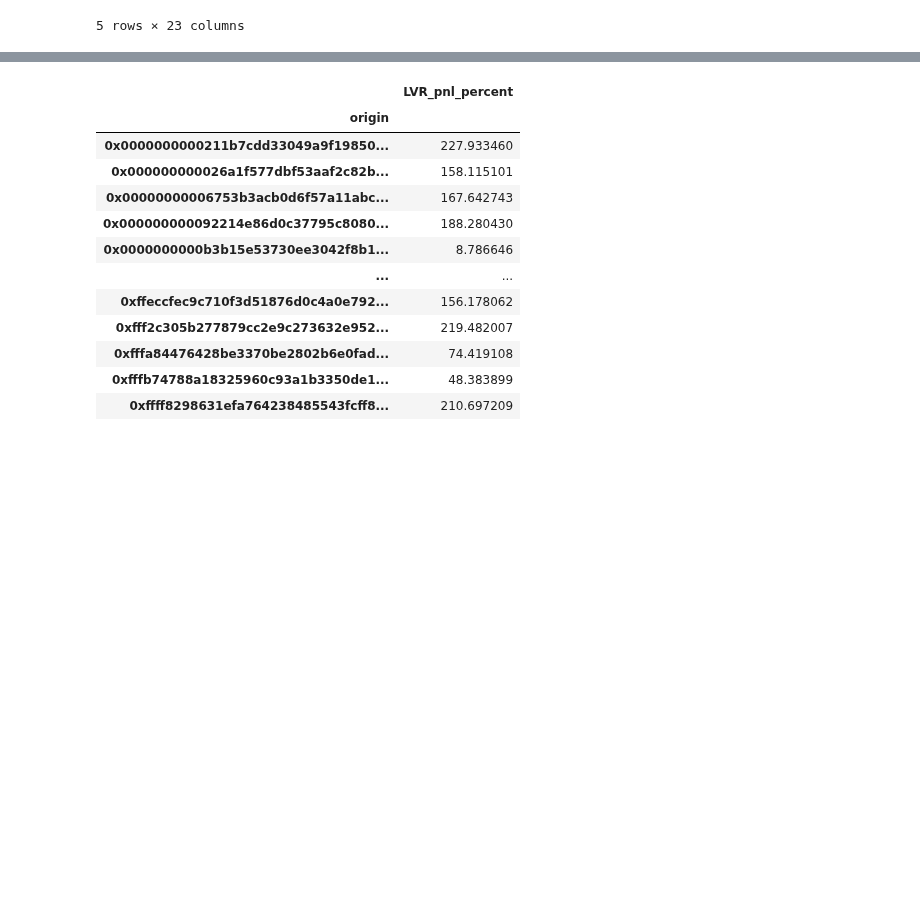
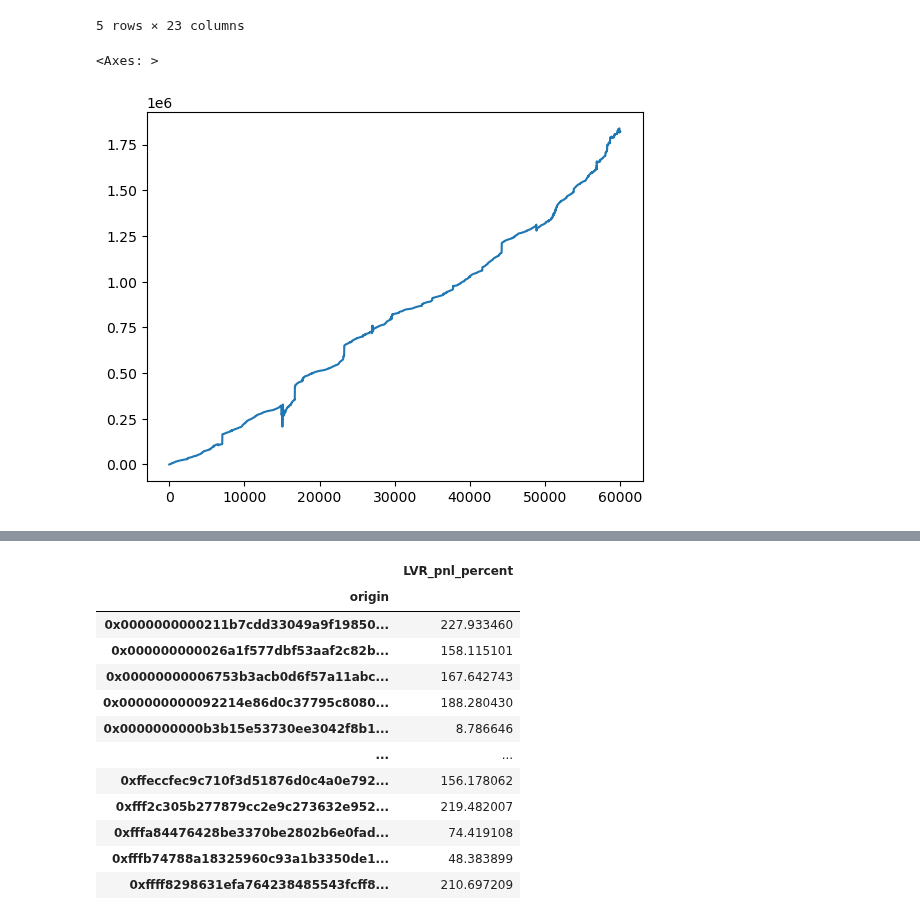
Before and after one commit to Armand-Morin/afp-berkeley-dynamic-fee-defi-amm, a Jupyter notebook: pnl_model.ipynb, the cells around one changed output, grey strips where cells are left out. Drawn from its saved outputs; the diff is of its cells as text; code cells hidden in the pictures; blank space fills up the shorter version.

```diff
--- a/pnl_model.ipynb
+++ b/pnl_model.ipynb
@@ -132,3 +12,11 @@ data.head()
 | 3 | 767.722283 | -0.336412 | 766.824534 | 0xc10527cdbc055b7f9a8a4ad765b2871... | 0xdef1c0ded9bec7f1a1670819833240f... | 0xdef1c0ded9bec7f1a1670819833240f... | 1.704067e+09 | 247124 | 1.230578e+10 | ... |
 | 4 | 170.905965 | -0.074890 | 170.706032 | 0xf468072ca8f81e11655c252a37317e8... | 0x68b3465833fb72a70ecdf485e0e4c7b... | 0xa9cffe466ba8a72707d1104de239c9a... | 1.704067e+09 | 2673946 | 1.443436e+10 | ... |
 5 rows × 23 columns
+# %%
+# fees received by LP in USD
+# if amount0>0, it is added to the pool and if amount1<0, it is taken from the pool.
+fee_receive_quote = data.amount0 + data.amount1 * data.price_dex.shift(1)
+fee_receive_quote.cumsum().plot()
+# %% [output]
+<Axes: >
+[figure, added]
```
Also changed, not shown: parts of 11 cells of this notebook.
